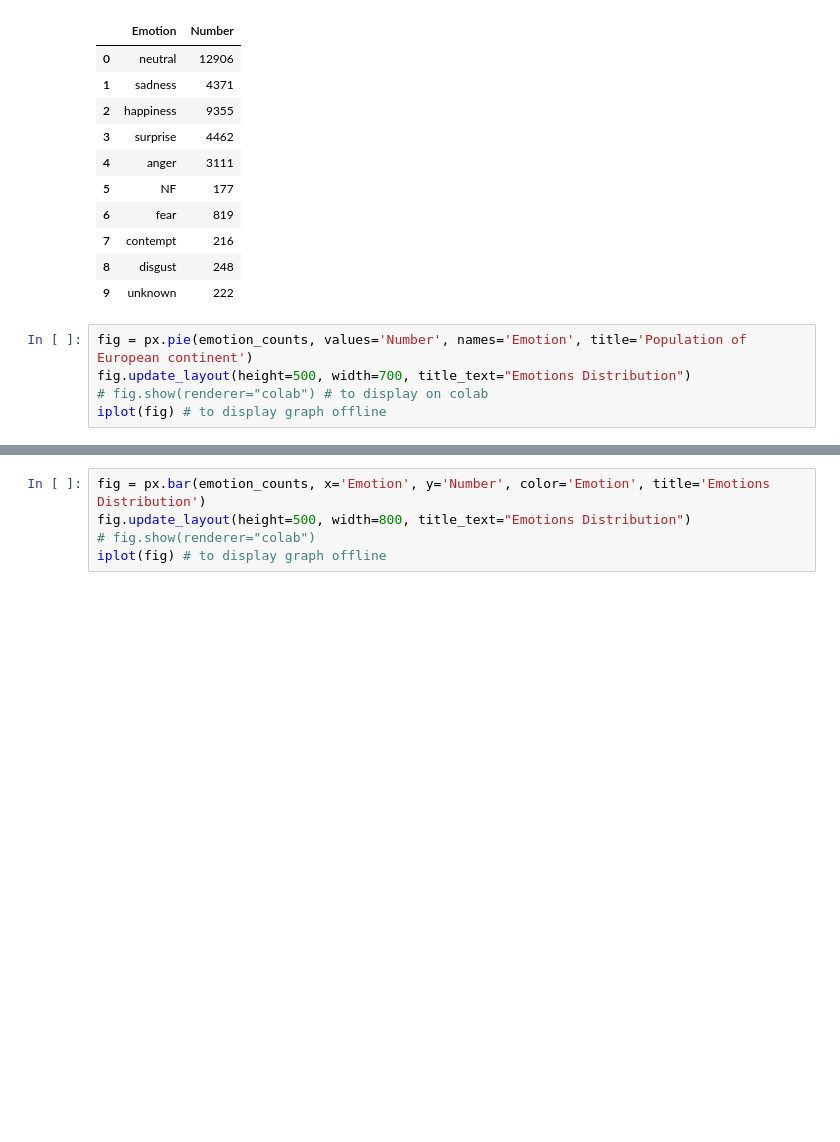
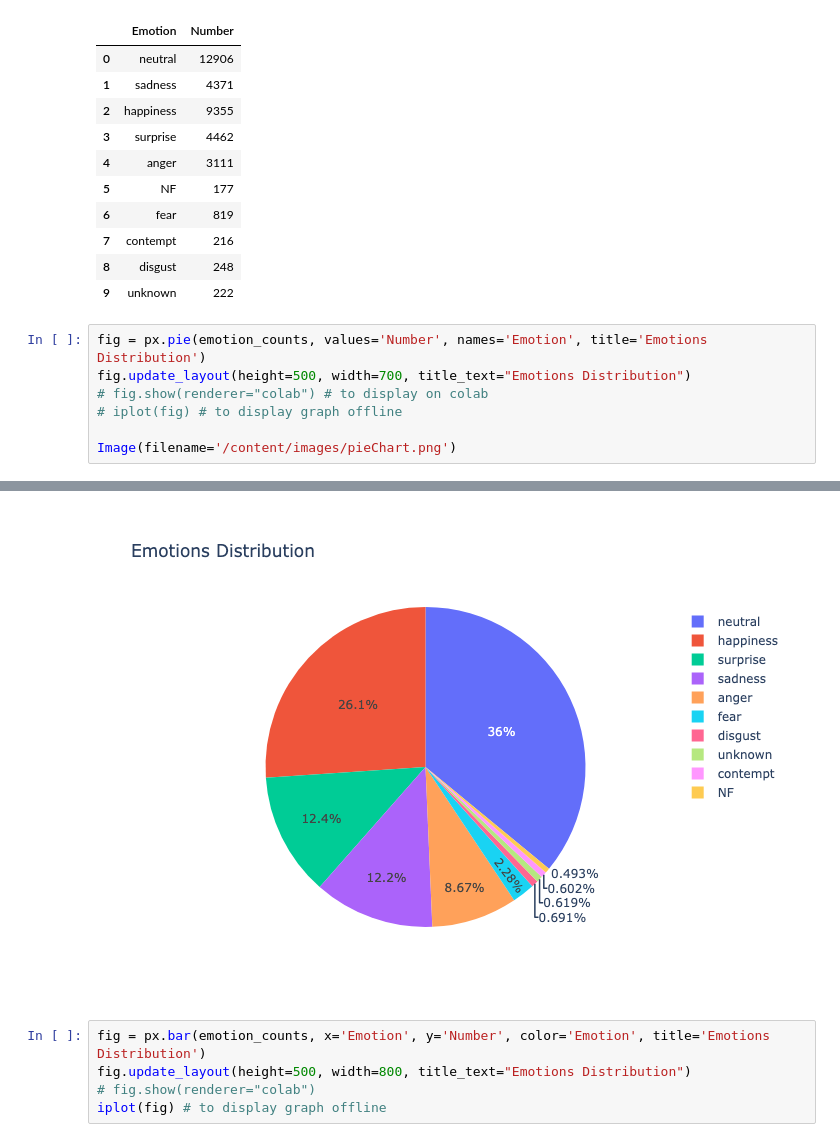
Before and after one commit to kritp03/SC1015-Mini-Project, a Jupyter notebook: SC1015_Mini_Project.ipynb, the cells around one changed output, grey strips where cells are left out. Cells and saved outputs as stored; diff of their text form; blank space fills up the shorter version.

Commit message:
fix plotly display

```diff
--- a/SC1015_Mini_Project.ipynb
+++ b/SC1015_Mini_Project.ipynb
@@ -186,8 +187,10 @@ emotion_counts
 | 8 | disgust | 248 |
 | 9 | unknown | 222 |
 # %%
-fig = px.pie(emotion_counts, values='Number', names='Emotion', title='Population of European continent')
+fig = px.pie(emotion_counts, values='Number', names='Emotion', title='Emotions Distribution')
 fig.update_layout(height=500, width=700, title_text="Emotions Distribution")
 # fig.show(renderer="colab") # to display on colab
-iplot(fig) # to display graph offline
+# iplot(fig) # to display graph offline
+
+Image(filename='/content/images/pieChart.png')
 # %% [output]
@@ -195,3 +197,4 @@ iplot(fig) # to display graph offline
+[figure, added]
 # %%
 fig = px.bar(emotion_counts, x='Emotion', y='Number', color='Emotion', title='Emotions Distribution')
 fig.update_layout(height=500, width=800, title_text="Emotions Distribution")
```
Also changed, not shown: parts of 2 cells of this notebook.
